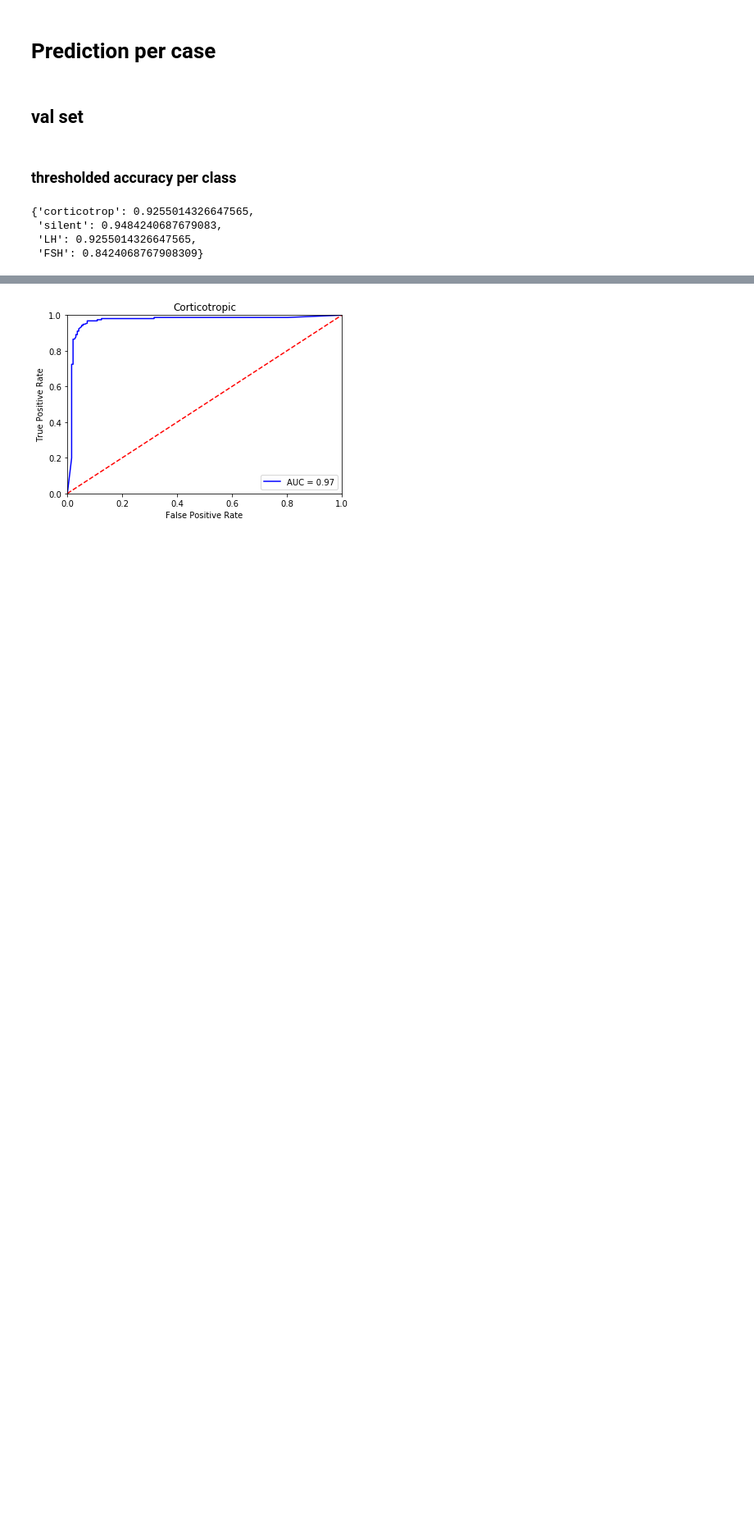
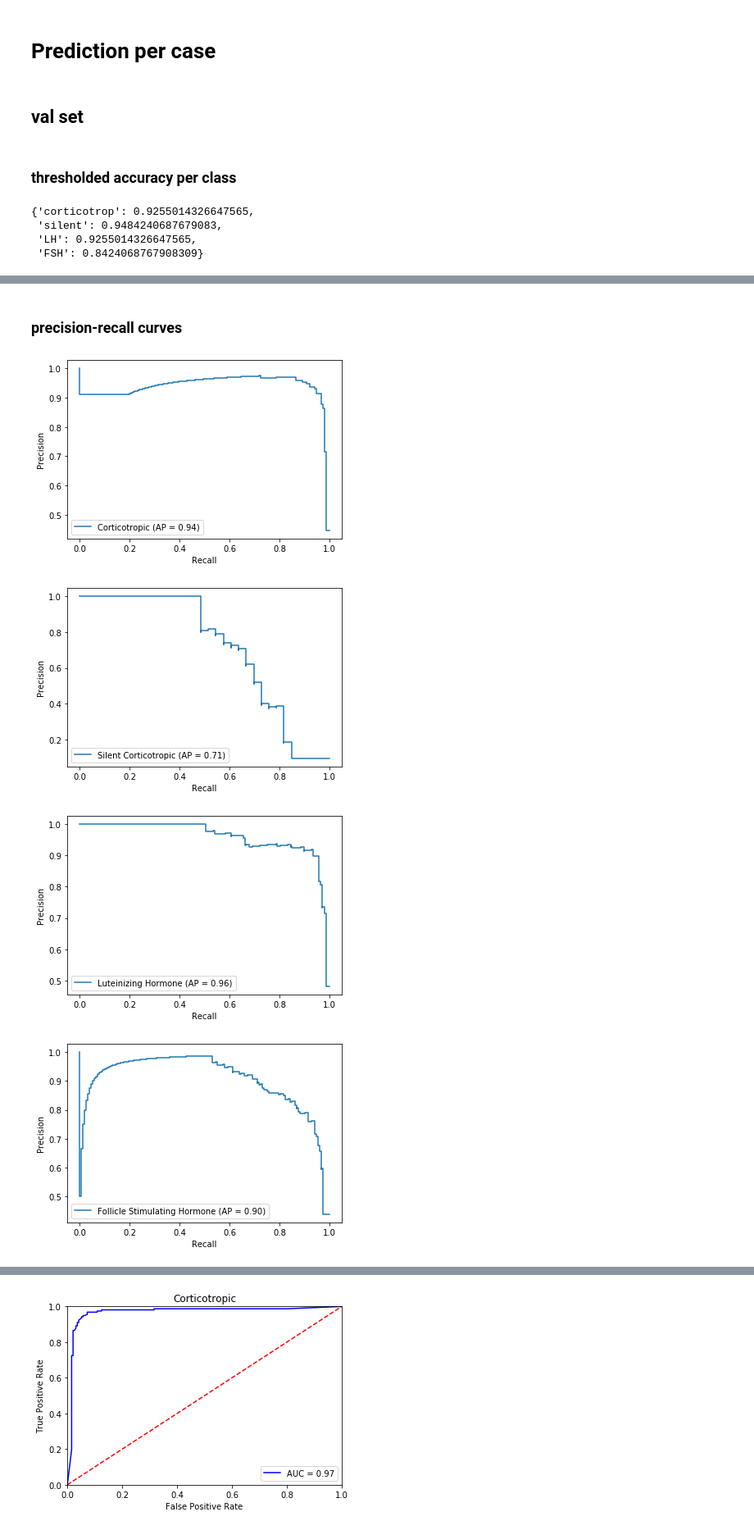
Before and after one commit to ChristophNeuner/pituitary_gland_adenomas, a Jupyter notebook: network-entity_classification.ipynb, the cells around one changed output, grey strips where cells are left out. Shown at 82% size. Saved outputs shown, nothing was run; the diff lists cells and outputs as text; code cells hidden in the pictures; blank space fills up the shorter version.

Commit message:
added precision-recall curves

```diff
--- a/network-entity_classification.ipynb
+++ b/network-entity_classification.ipynb
@@ -1217,0 +1241,12 @@ accuracy_per_class_val
+# %%
+class_to_accuracy = {}
+for i, Class in enumerate(['corticotrop', 'silent', 'lh', 'fsh']):
+    n_correct = 0
+    for key, value in copi_val.items():
+        pred_raw = value[1][i]/value[0]
+        pred_thresh = pred_raw >= ths[i]
+        if(pred_thresh == value[2][i]):
+            n_correct += 1
+    class_to_accuracy[Class] = n_correct/len(copi_val)
+
+class_to_accuracy
@@ -1217,0 +1258,2 @@ accuracy_per_class_val
+# %% [markdown]
+### precision-recall curves
@@ -1218 +1262,19 @@ accuracy_per_class_val
+# %%
+for i, Class in enumerate(['Corticotropic', 'Silent Corticotropic', 'Luteinizing Hormone', 'Follicle Stimulating Hormone']):
+    y_preds_raw = [] # list of the predicted percentages
+    y_true = [] # list of True and False
+    for key, value in copi_val.items():
+        y_preds_raw.append(value[1][i]/value[0])
+        y_true.append(value[2][i])
+    precision, recall, thresholds = precision_recall_curve(y_true, y_preds_raw, pos_label=1)
+    average_precision = average_precision_score(y_true, y_preds_raw)
+    pr_display = PrecisionRecallDisplay(precision=precision,
+                                                recall=recall,
+                                                average_precision=average_precision,
+                                                estimator_name=Class).plot()
+# %% [output]
+[figure, added]
+[figure, added]
+[figure, added]
+[figure, added]
 # %% [markdown]
```
Also changed, not shown: parts of 10 cells of this notebook.
